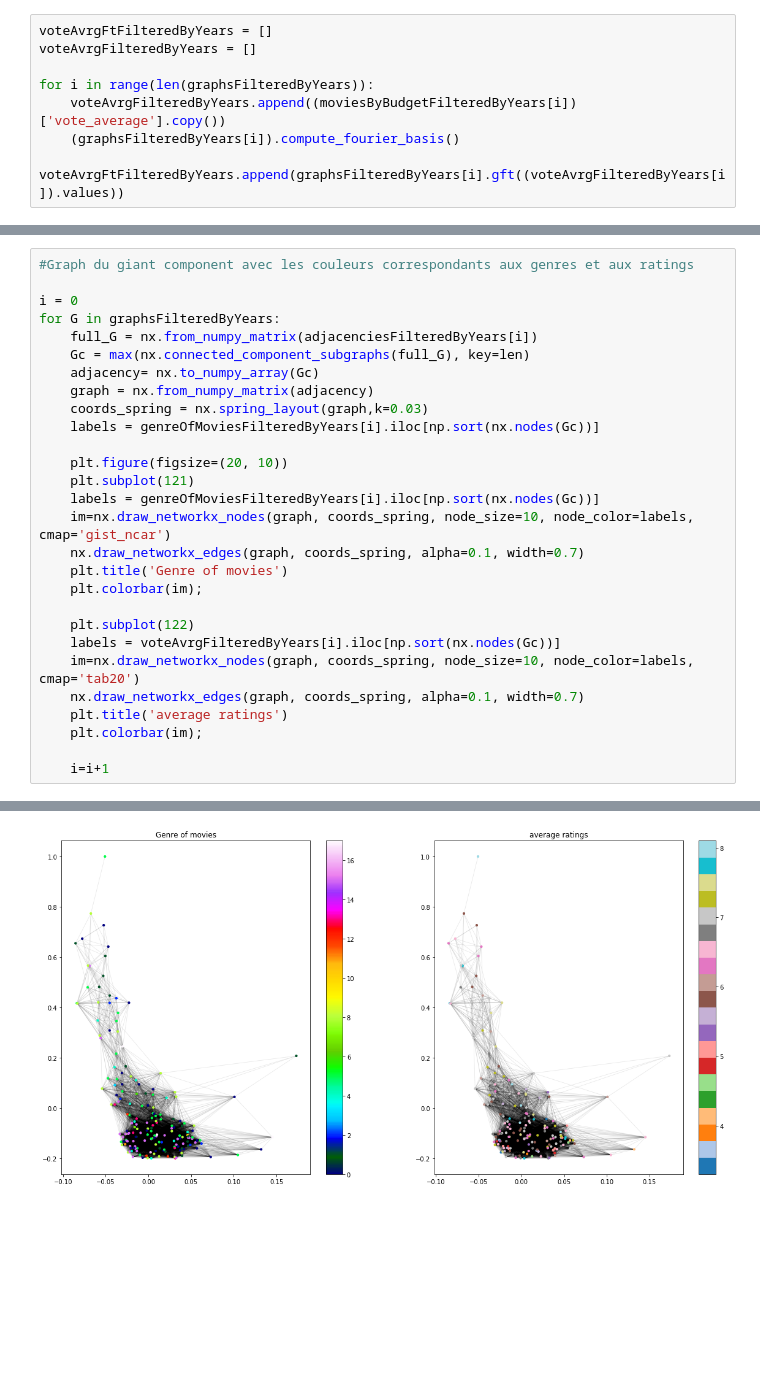
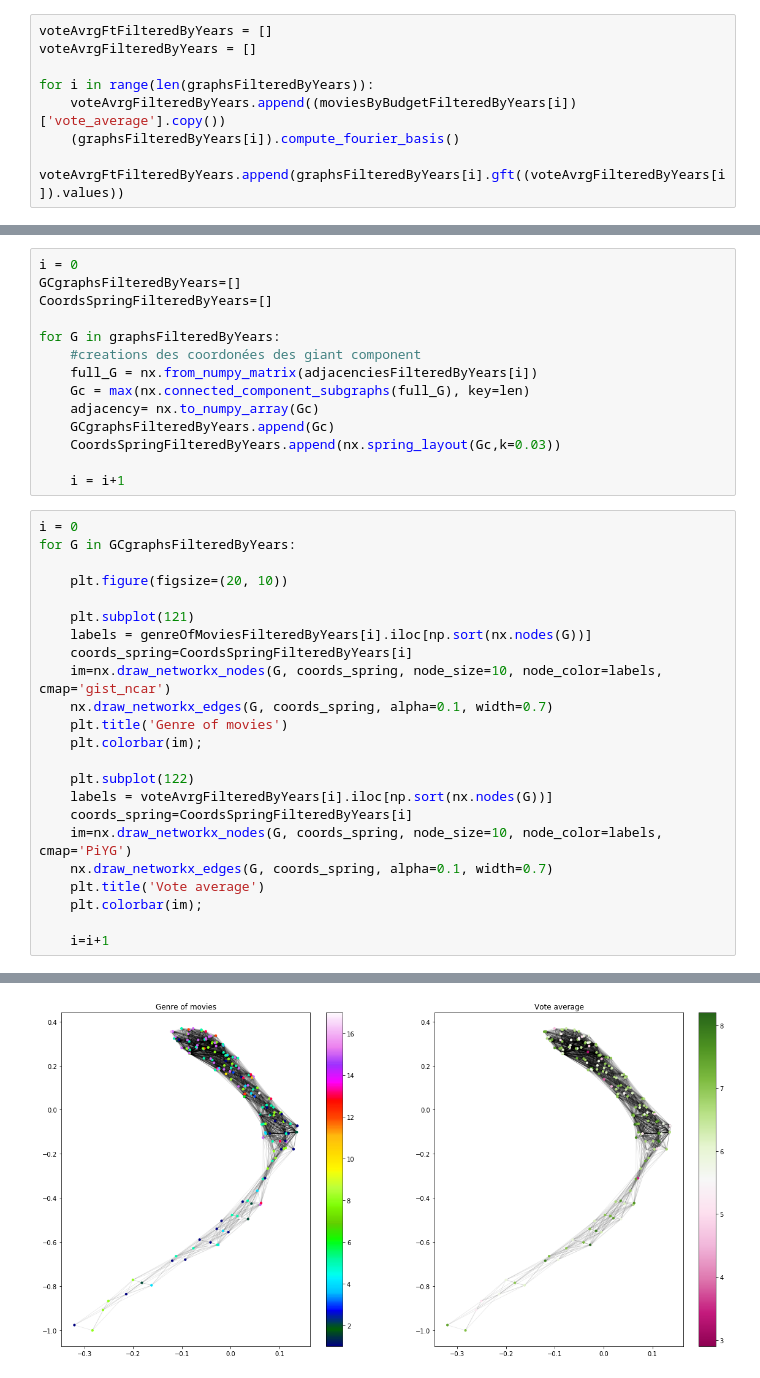
Before and after one commit to swouf/ntds_IMDb_team4, a Jupyter notebook: final_project_ntds_2018.ipynb, the cells around one changed output, grey strips where cells are left out. Cells and saved outputs as stored; diff of their text form; blank space fills up the shorter version.

```diff
--- a/final_project_ntds_2018.ipynb
+++ b/final_project_ntds_2018.ipynb
@@ -151,28 +136,37 @@ for G in graphsFilteredByYears:
+# %%
+i = 0
+GCgraphsFilteredByYears=[]
+CoordsSpringFilteredByYears=[]
+
+for G in graphsFilteredByYears:
+    #creations des coordonées des giant component
+    full_G = nx.from_numpy_matrix(adjacenciesFilteredByYears[i])
+    Gc = max(nx.connected_component_subgraphs(full_G), key=len)
+    adjacency= nx.to_numpy_array(Gc)
+    GCgraphsFilteredByYears.append(Gc)
+    CoordsSpringFilteredByYears.append(nx.spring_layout(Gc,k=0.03))
+
+    i = i+1
 # %%
-#Graph du giant component avec les couleurs correspondants aux genres et aux ratings
-
 i = 0
-for G in graphsFilteredByYears:
-    full_G = nx.from_numpy_matrix(adjacenciesFilteredByYears[i])
-    Gc = max(nx.connected_component_subgraphs(full_G), key=len)
-    adjacency= nx.to_numpy_array(Gc)
-    graph = nx.from_numpy_matrix(adjacency)
-    coords_spring = nx.spring_layout(graph,k=0.03)
-    labels = genreOfMoviesFilteredByYears[i].iloc[np.sort(nx.nodes(Gc))]
+for G in GCgraphsFilteredByYears:
 
     plt.figure(figsize=(20, 10))
+
     plt.subplot(121)
-    labels = genreOfMoviesFilteredByYears[i].iloc[np.sort(nx.nodes(Gc))]
-    im=nx.draw_networkx_nodes(graph, coords_spring, node_size=10, node_color=labels, cmap='gist_ncar')
-    nx.draw_networkx_edges(graph, coords_spring, alpha=0.1, width=0.7)
+    labels = genreOfMoviesFilteredByYears[i].iloc[np.sort(nx.nodes(G))]
+    coords_spring=CoordsSpringFilteredByYears[i]
+    im=nx.draw_networkx_nodes(G, coords_spring, node_size=10, node_color=labels, cmap='gist_ncar')
+    nx.draw_networkx_edges(G, coords_spring, alpha=0.1, width=0.7)
     plt.title('Genre of movies')
     plt.colorbar(im);
 
     plt.subplot(122)
-    labels = voteAvrgFilteredByYears[i].iloc[np.sort(nx.nodes(Gc))]
-    im=nx.draw_networkx_nodes(graph, coords_spring, node_size=10, node_color=labels, cmap='tab20')
-    nx.draw_networkx_edges(graph, coords_spring, alpha=0.1, width=0.7)
-    plt.title('average ratings')
+    labels = voteAvrgFilteredByYears[i].iloc[np.sort(nx.nodes(G))]
+    coords_spring=CoordsSpringFilteredByYears[i]
+    im=nx.draw_networkx_nodes(G, coords_spring, node_size=10, node_color=labels, cmap='PiYG')
+    nx.draw_networkx_edges(G, coords_spring, alpha=0.1, width=0.7)
+    plt.title('Vote average')
     plt.colorbar(im);
 
     i=i+1
@@ -182 +176 @@ for G in graphsFilteredByYears:
-[figure, old version]
+[figure, new version]
```
Also changed, not shown: parts of 8 cells of this notebook, 1 other file.
